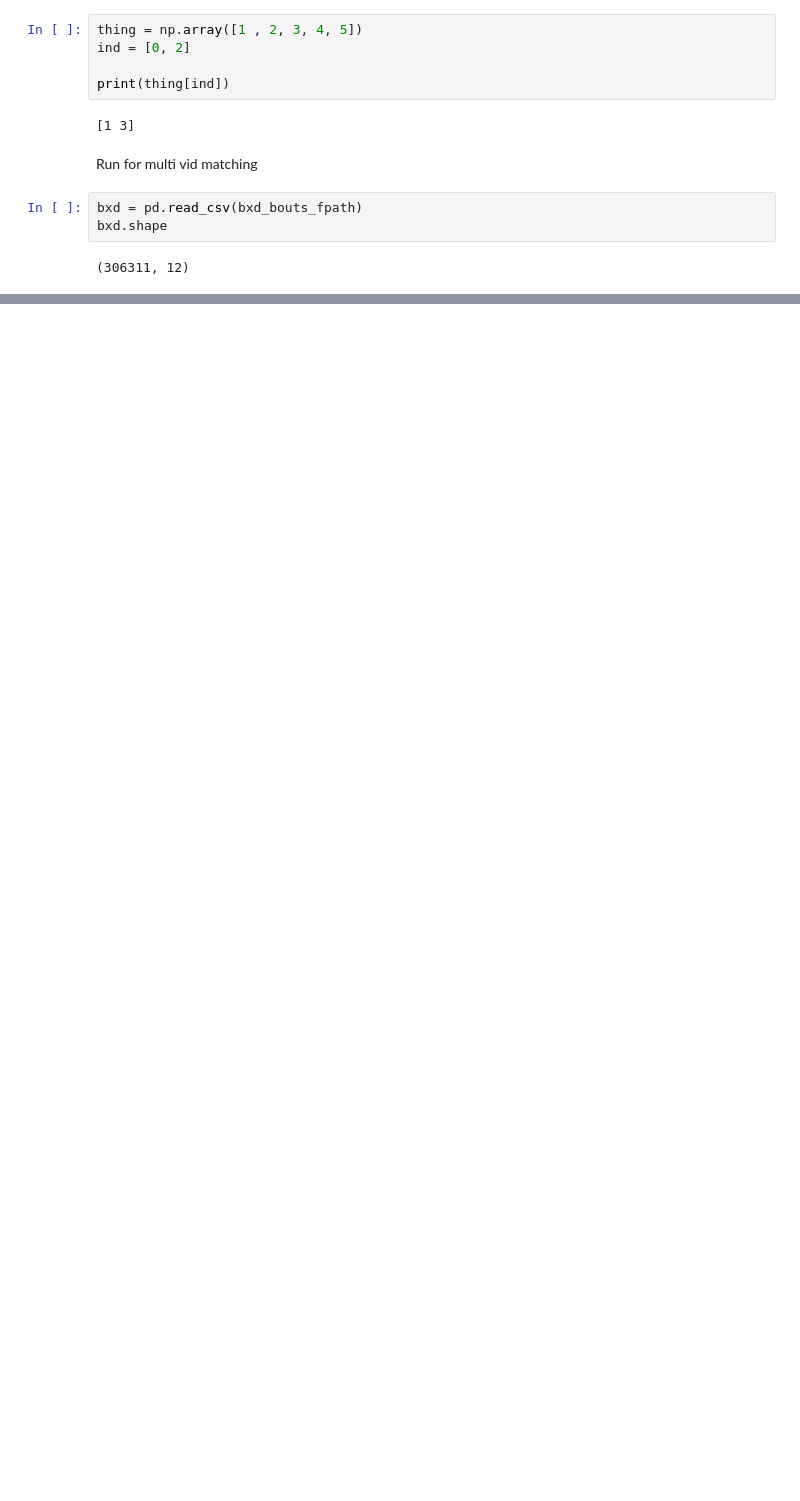
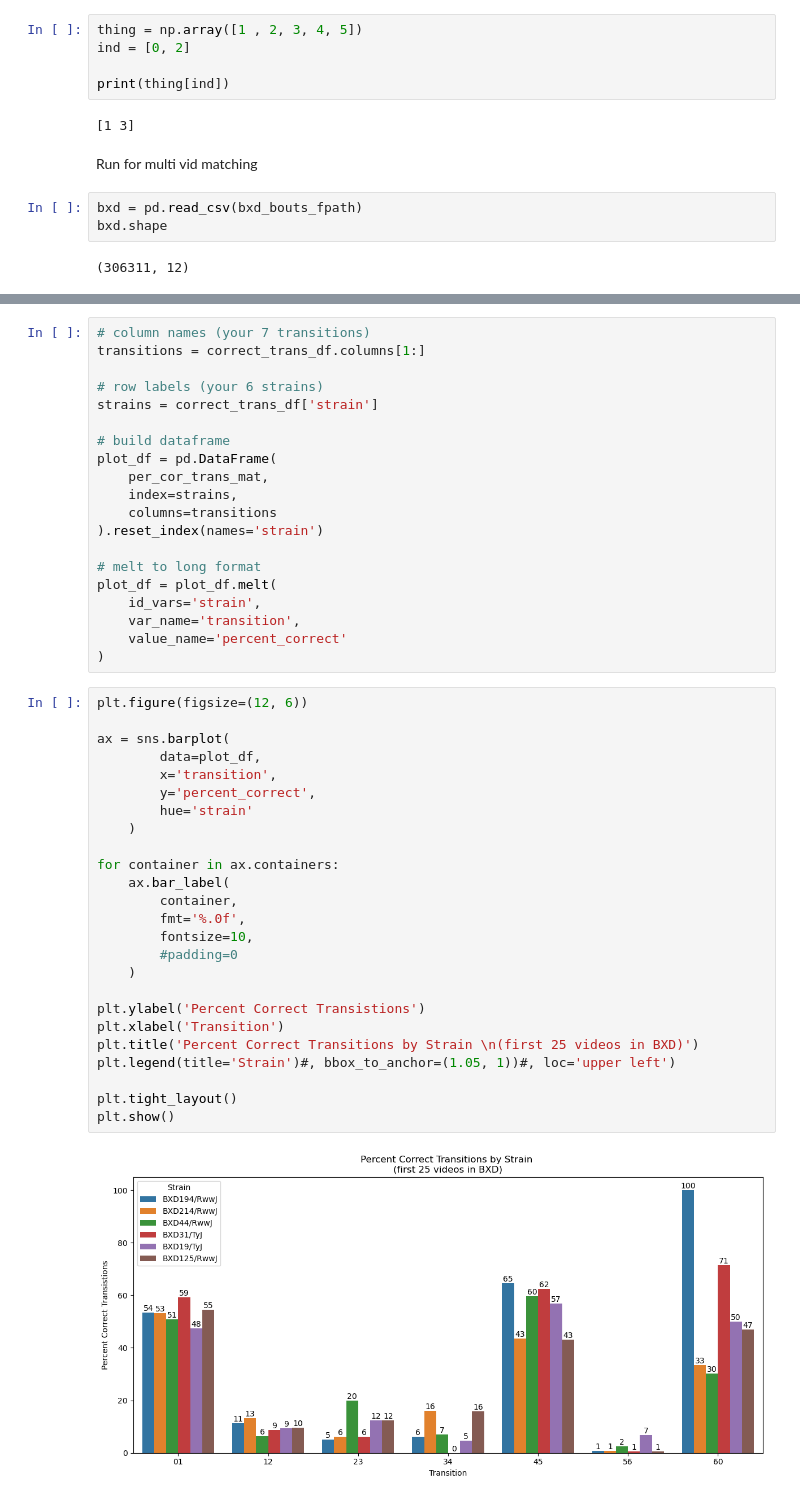
Before and after one commit to brigbrog/Syntactic-Grooming, a Jupyter notebook: bout_machine.ipynb, the cells around one changed output, grey strips where cells are left out. Drawn from its saved outputs; the diff is of its cells as text; blank space fills up the shorter version.

Commit message:
ran first analysis of percent correct transistions in first 25 videos (length 2)

```diff
--- a/bout_machine.ipynb
+++ b/bout_machine.ipynb
@@ -318,0 +495,47 @@ test_mv_match_log.head(25)
+# %%
+# column names (your 7 transitions)
+transitions = correct_trans_df.columns[1:]
+
+# row labels (your 6 strains)
+strains = correct_trans_df['strain']
+
+# build dataframe
+plot_df = pd.DataFrame(
+    per_cor_trans_mat,
+    index=strains,
+    columns=transitions
+).reset_index(names='strain')
+
+# melt to long format
+plot_df = plot_df.melt(
+    id_vars='strain',
+    var_name='transition',
+    value_name='percent_correct'
+)
+# %%
+plt.figure(figsize=(12, 6))
+
+ax = sns.barplot(
+        data=plot_df,
+        x='transition',
+        y='percent_correct',
+        hue='strain'
+    )
+
+for container in ax.containers:
+    ax.bar_label(
+        container,
+        fmt='%.0f',
+        fontsize=10,
+        #padding=0
+    )
+
+plt.ylabel('Percent Correct Transistions')
+plt.xlabel('Transition')
+plt.title('Percent Correct Transitions by Strain \n(first 25 videos in BXD)')
+plt.legend(title='Strain')#, bbox_to_anchor=(1.05, 1))#, loc='upper left')
+
+plt.tight_layout()
+plt.show()
+# %% [output]
+[figure, added]
```
Also changed, not shown: parts of 16 cells of this notebook, 1 other file.
